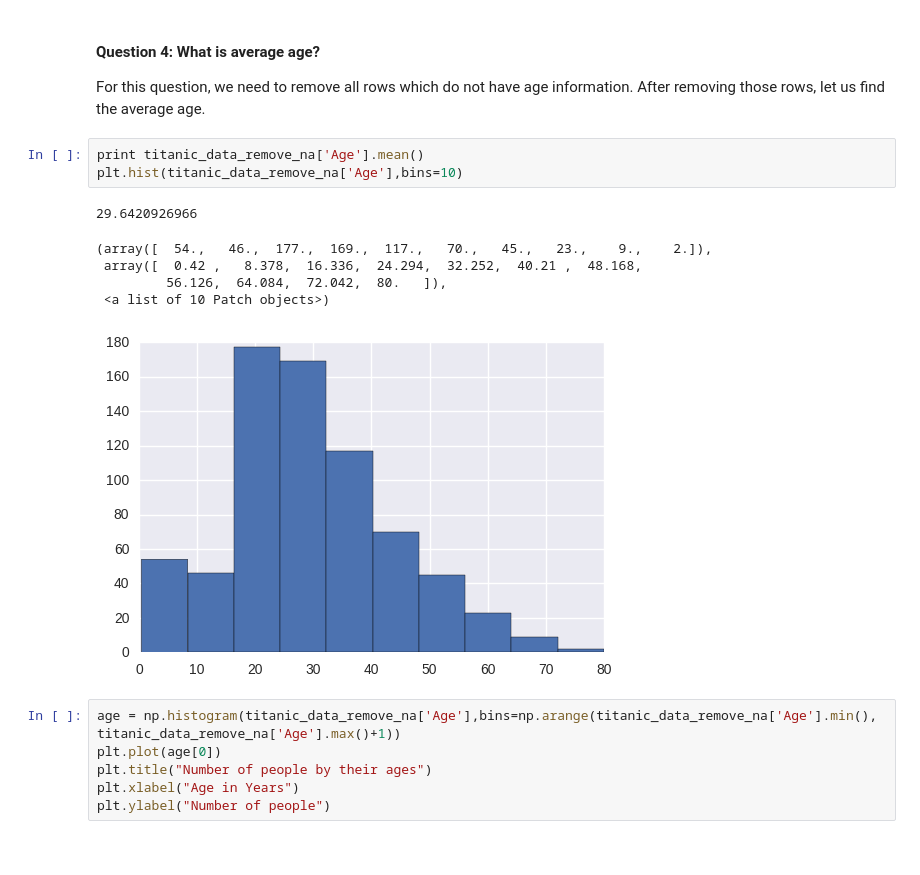
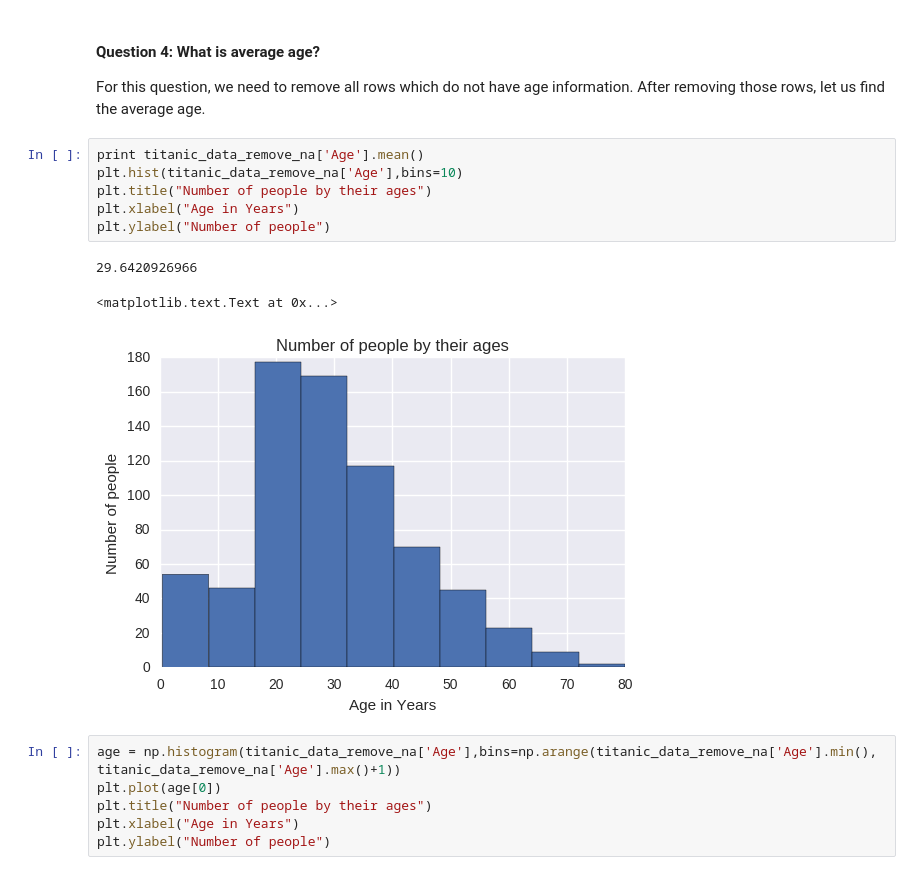
Before and after one commit to rahuldaware/titanic-data-analysis, a Jupyter notebook: titanic-data-analysis.ipynb, the cells around one changed output. Cells and saved outputs as stored; diff of their text form.

```diff
--- a/titanic-data-analysis.ipynb
+++ b/titanic-data-analysis.ipynb
@@ -75,13 +83,13 @@ For this question, we need to remove all rows which do not have age information.
 # %%
 print titanic_data_remove_na['Age'].mean()
 plt.hist(titanic_data_remove_na['Age'],bins=10)
+plt.title("Number of people by their ages")
+plt.xlabel("Age in Years")
+plt.ylabel("Number of people")
 # %% [output]
 29.6420926966
-(array([  54.,   46.,  177.,  169.,  117.,   70.,   45.,   23.,    9.,    2.]),
- array([  0.42 ,   8.378,  16.336,  24.294,  32.252,  40.21 ,  48.168,
-         56.126,  64.084,  72.042,  80.   ]),
- <a list of 10 Patch objects>)
+<matplotlib.text.Text at 0x...>
-[figure, old version]
+[figure, new version]
 # %%
 age = np.histogram(titanic_data_remove_na['Age'],bins=np.arange(titanic_data_remove_na['Age'].min(), titanic_data_remove_na['Age'].max()+1))
 plt.plot(age[0])
```
Also changed, not shown: parts of 3 cells of this notebook, 1 other file.
